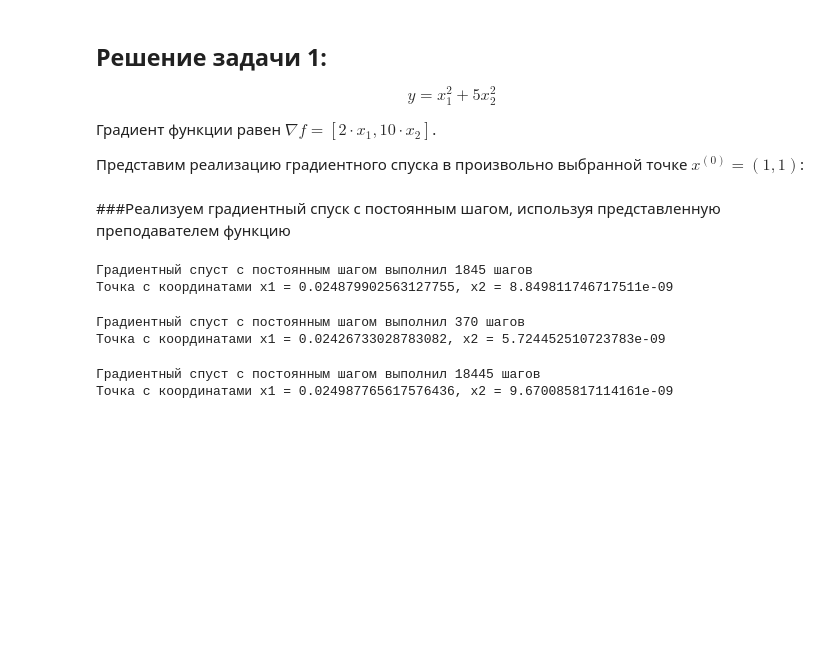
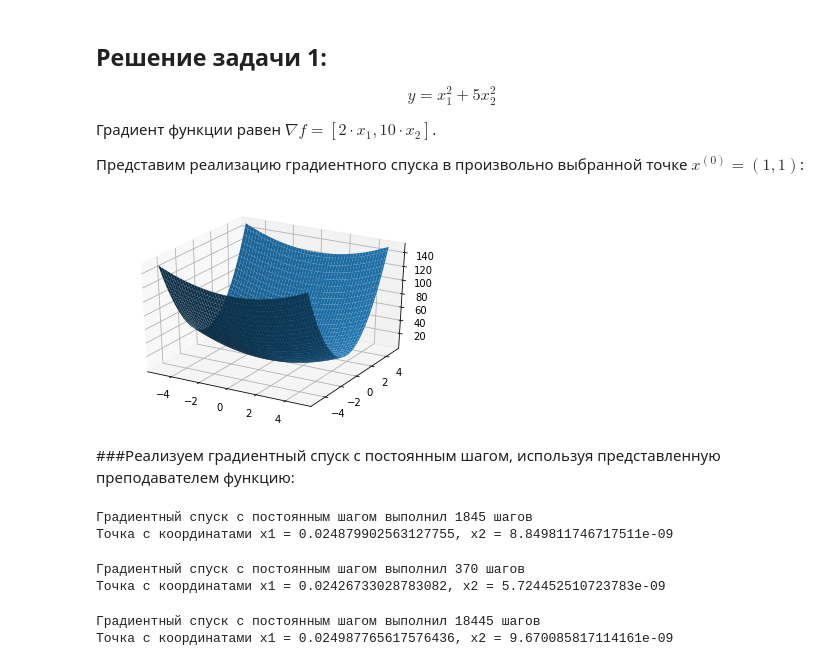
Before and after one commit to alexmal2804/hwds, a Jupyter notebook: Копия_блокнота_"HW_lessons_9_10_ipynb".ipynb, the cells around one changed output. Saved outputs shown, nothing was run; the diff lists cells and outputs as text; code cells hidden in the pictures; blank space fills up the shorter version.

```diff
--- a/Копия_блокнота_"HW_lessons_9_10_ipynb".ipynb
+++ b/Копия_блокнота_"HW_lessons_9_10_ipynb".ipynb
@@ -111,8 +114,22 @@ def f(x):
 
 def grad_f(x):
     return np.array([2*x[0], 10*x[1]])
+# %%
+import matplotlib.pyplot as plt
+
+fig = plt.figure()
+ax = fig.add_subplot(1, 1, 1, projection='3d')
+
+x, y = np.meshgrid(np.linspace(-5, 5, 100), np.linspace(-5, 5, 100))
+z = x ** 2 + 5 * y ** 2
+
+ax.plot_surface(x, y, z)
+
+plt.show()
+# %% [output]
+[figure, added]
 # %% [markdown]
-###Реализуем градиентный спуск с постоянным шагом, используя представленную преподавателем функцию
+###Реализуем градиентный спуск с постоянным шагом, используя представленную преподавателем функцию:
 # %%
 def grad_descent_const_step(x = np.array([1, 1]), alpha = 0.001, epsilon = 0.05):
     grad = grad_f(x)
@@ -128,21 +145,21 @@ def grad_descent_const_step(x = np.array([1, 1]), alpha = 0.001, epsilon = 0.05)
     return x
 # %%
 # Осуществим градиентный спуск с заданным по умолчанию для функции шагом 0.001 * grad:
-x1 = grad_descent_const_step()
+x1 = grad_descent_const_step(x = [1, 1])
 # %% [output]
-Градиентный спуст с постоянным шагом выполнил 1845 шагов
+Градиентный спуск с постоянным шагом выполнил 1845 шагов
 Точка с координатами х1 = 0.024879902563127755, x2 = 8.849811746717511e-09
 # %%
 # Осуществим градиентный спуск с шагом 0.005 * grad:
 x1 = grad_descent_const_step(alpha=0.005)
 # %% [output]
-Градиентный спуст с постоянным шагом выполнил 370 шагов
+Градиентный спуск с постоянным шагом выполнил 370 шагов
 Точка с координатами х1 = 0.02426733028783082, x2 = 5.724452510723783e-09
 # %%
 # Осуществим градиентный спуск с шагом 0.0001 * grad:
 x1 = grad_descent_const_step(alpha=0.0001)
 # %% [output]
-Градиентный спуст с постоянным шагом выполнил 18445 шагов
+Градиентный спуск с постоянным шагом выполнил 18445 шагов
 Точка с координатами х1 = 0.024987765617576436, x2 = 9.670085817114161e-09
 # %%
 # Осуществим градиентный спуск с шагом 0.01 * grad:
```
Also changed, not shown: parts of 18 cells of this notebook.
